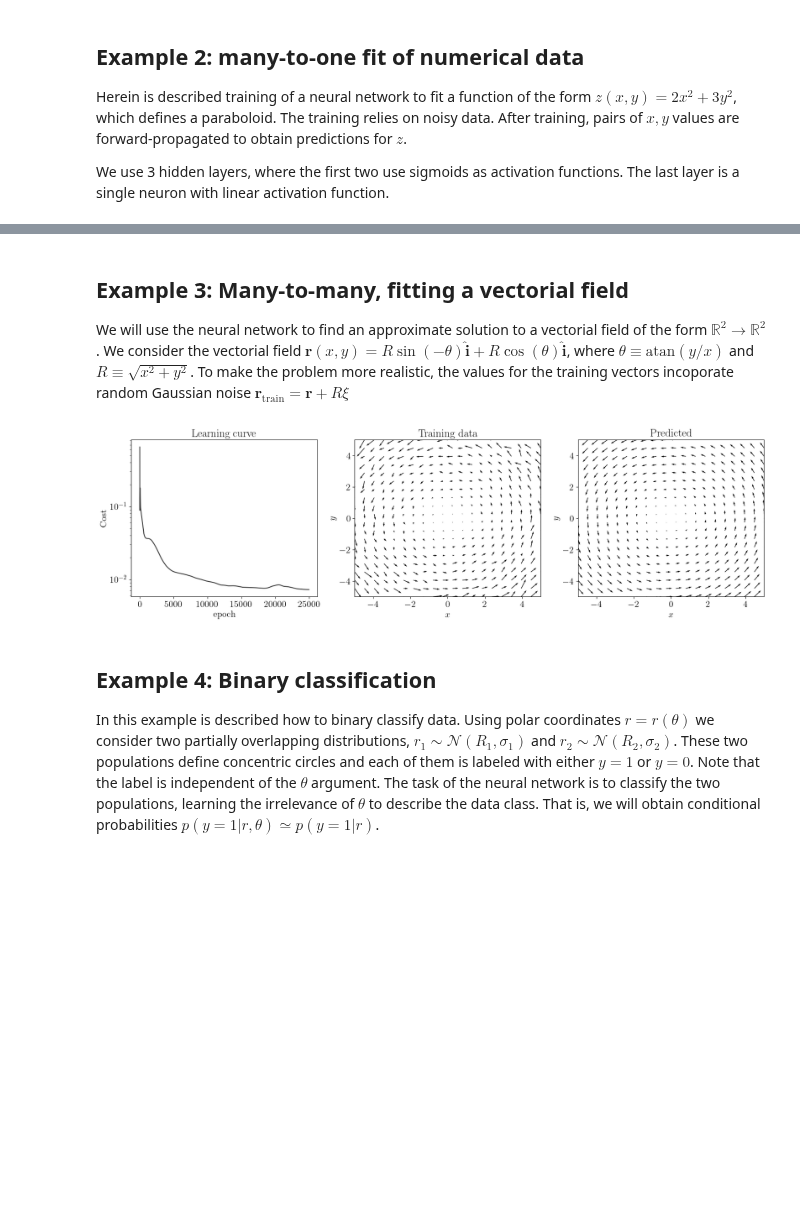
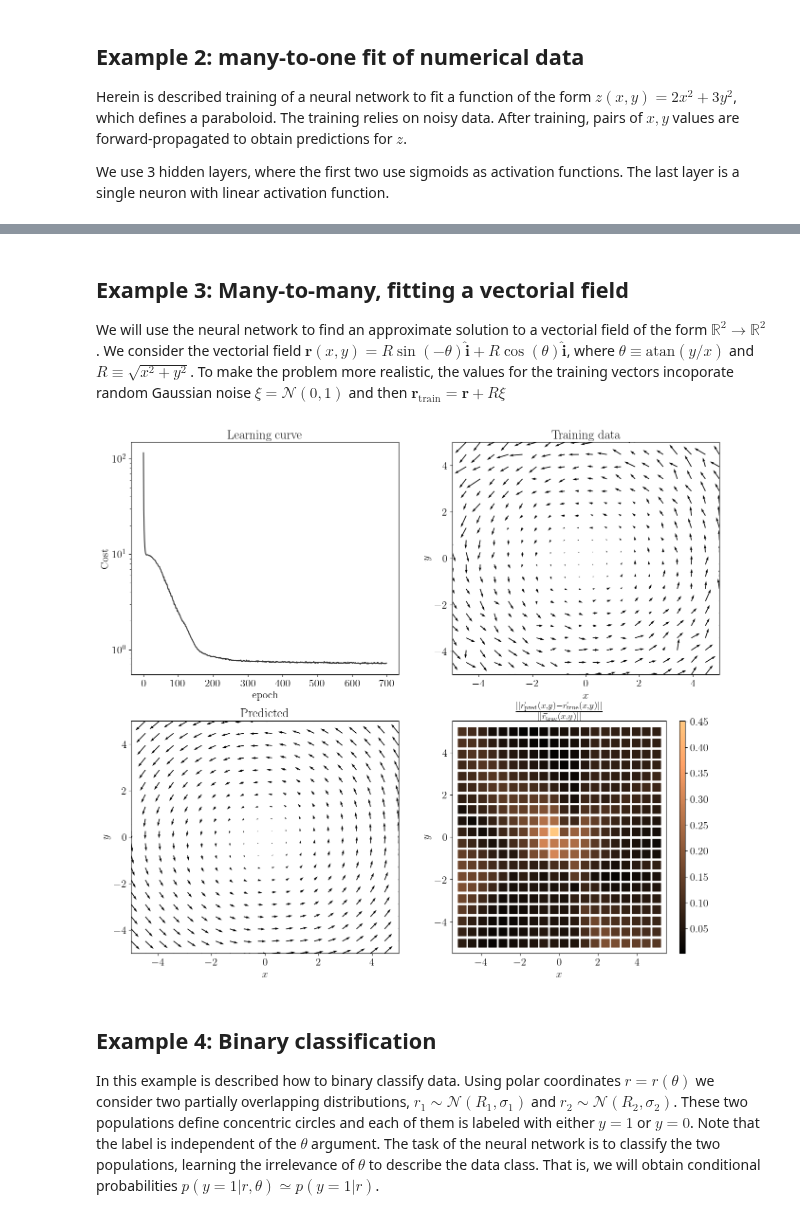
Before and after one commit to pastranacl/IAcobus, a Jupyter notebook: tutorial.ipynb, the cells around one changed output, grey strips where cells are left out. Drawn from its saved outputs; the diff is of its cells as text; code cells hidden in the pictures; blank space fills up the shorter version.

Commit message:
Update tutorial notebook (vector field error)

```diff
--- a/tutorial.ipynb
+++ b/tutorial.ipynb
@@ -189,7 +189,7 @@ plt.show()
 # %% [markdown]
 ## Example 3: Many-to-many, fitting a vectorial field
 
-We will use the neural network to find an approximate solution to a vectorial field of the form $\mathbb{R}^2 \rightarrow \mathbb{R}^2$. We consider the vectorial field $\mathbf{r}(x,y) = R \sin(-\theta)\mathbf{\hat{i}} + R\cos(\theta) \mathbf{\hat{i}}$, where $\theta \equiv \mathrm{atan}(y/x)$ and $R\equiv \sqrt{x^2 + y^2}$. To make the problem more realistic, the values for the training vectors incoporate random Gaussian noise $\mathbf{r}_\mathrm{train} = \mathbf{r} + R\xi$
+We will use the neural network to find an approximate solution to a vectorial field of the form $\mathbb{R}^2 \rightarrow \mathbb{R}^2$. We consider the vectorial field $\mathbf{r}(x,y) = R \sin(-\theta)\mathbf{\hat{i}} + R\cos(\theta) \mathbf{\hat{i}}$, where $\theta \equiv \mathrm{atan}(y/x)$ and $R\equiv \sqrt{x^2 + y^2}$. To make the problem more realistic, the values for the training vectors incoporate random Gaussian noise $\xi = \mathcal{N}(0,1)$ and then $\mathbf{r}_\mathrm{train} = \mathbf{r} + R\xi$
 # %%
 # Created the data and prepare it for the traiing
 def vector_field(x, y, noise):
@@ -222,7 +224,7 @@ UV_test = np.vstack((u,v))
 # %%
 # Create the network
 n_inputs = 2
-topology = [8, 8, 2]
+topology = [16, 16, 2]
 activation_funcs = ['relu',
                     'relu',
                     'linear']
@@ -234,11 +236,13 @@ ryc = NeuralNetwork(n_inputs,
 
 cost = ryc.train(XY_test,
                  UV_test,
-                 num_epochs = 25000,
-                 batch_size = 100,
-                 learning_rate = 5e-4,
+                 num_epochs = 700,
+                 batch_size = 5,
+                 learning_rate = 1e-3,
+                 algorithm = 'adam',
                  verbose=False)
 
+
 UV_pred = ryc.forward(XY_test)
 # %%
 # Plots
@@ -252,43 +256,66 @@ plt.rc('text', usetex=True)
 plt.rc('font', **font)
 
 
-fig = plt.figure( figsize=(20, 5) )
+fig = plt.figure( figsize=(16, 14) )
 
 #---
 
-ax_cost = fig.add_subplot(1, 3, 1)
+ax_cost = fig.add_subplot(2, 2, 1)
 
 ax_cost.plot(cost, color='#333333')
 ax_cost.set_ylabel(r"Cost")
 ax_cost.set_xlabel(r"epoch")
 ax_cost.set_yscale('log')
 ax_cost.set_title("Learning curve")
 
 #---
 
-ax_input = fig.add_subplot(1, 3, 2)
+ax_input = fig.add_subplot(2, 2, 2)
 ax_input.quiver(X_test_grid_flat, Y_test_grid_flat, u, v)
 
 ax_input.set_ylabel(r"$y$")
 ax_input.set_xlabel(r"$x$")
 ax_input.set_ylim([-5, 5])
 ax_input.set_xlim([-5, 5])
 ax_input.set_title("Training data")
 
 #---
-ax_predicted = fig.add_subplot(1, 3, 3)
+ax_predicted = fig.add_subplot(2, 2, 3)
 ax_predicted.quiver(X_test_grid_flat, Y_test_grid_flat,
                     UV_pred[0,:], UV_pred[1,:])
 
 ax_predicted.set_ylabel(r"$y$")
 ax_predicted.set_xlabel(r"$x$")
 ax_predicted.set_ylim([-5, 5])
 ax_predicted.set_xlim([-5, 5])
 ax_predicted.set_title("Predicted")
 
+
+
+#---
+ax_diff = fig.add_subplot(2, 2, 4)
+
+diff_norm = np.linalg.norm(UV_pred - UV_true, axis=0)/np.linalg.norm(UV_true, axis=0)
+diff_plot = ax_diff.scatter(X_test_grid_flat, Y_test_grid_flat,
+                                c = diff_norm,
+                                marker="s",
+                                s= 150,
+                                cmap=cm.copper)
+
+ax_diff.set_ylabel(r"$y$")
+ax_diff.set_xlabel(r"$x$")
+ax_diff.set_title(r"$\frac{|| \vec{r}_\mathrm{pred}(x,y) - \vec{r}_\mathrm{true}(x,y) ||}{|| \vec{r}_\mathrm{true}(x,y) ||}$")
+
+cbar_diff_uv = plt.colorbar(diff_plot,
+                                ax=ax_diff,
+                                orientation='vertical',
+                                location='right',
+                                aspect=40)
+
+
 plt.show()
 # %% [output]
-[figure, old version]
+[figure, new version]
 # %% [markdown]
 ## Example 4: Binary classification
 
```
Also changed, not shown: parts of 9 cells of this notebook, 2 other files.
